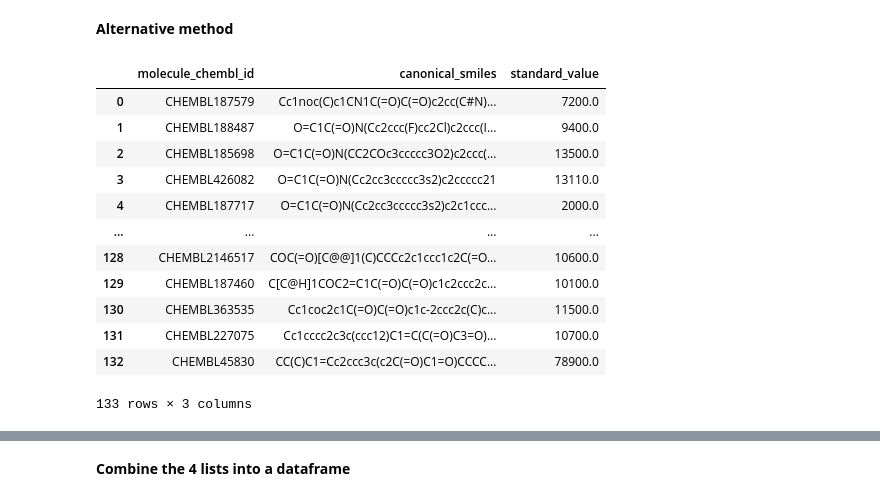
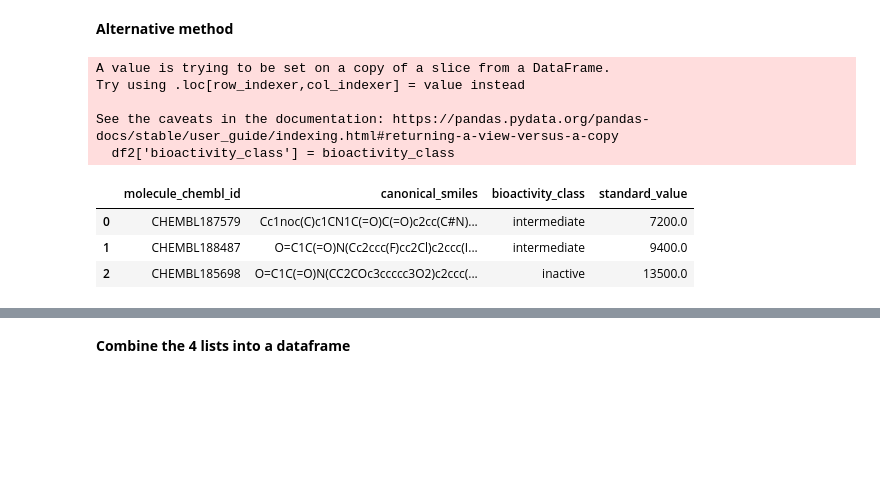
Before and after one commit to Ebratul/Bioinformatics, a Jupyter notebook: python/ML_Part_01.ipynb, the cells around one changed output, grey strips where cells are left out. Drawn from its saved outputs; the diff is of its cells as text; code cells hidden in the pictures; blank space fills up the shorter version.

```diff
--- a/python/ML_Part_01.ipynb
+++ b/python/ML_Part_01.ipynb
@@ -76,0 +71,3 @@ df.head(3)
+# %%
+pd.set_option('display.max_rows', None)
+df["molecule_chembl_id"].head(3)
@@ -134,3 +144,5 @@ action_type,activity_comment,activity_id,activity_properties,assay_chembl_id,ass
 ,,1481093,[],CHEMBL829584,In vitro inhibitory concentration against SARS coronavirus main protease (SARS CoV 3C-like protease),B,,,BAO_0000190,BAO_0000357,single protein format,O=C1C(=O)N(Cc2cc3ccccc3 ...
 # %% [markdown]
 **Handling missing data**
+# %%
+df = pd.read_csv("bioactivity_data.csv")
@@ -138,5 +186,6 @@ action_type,activity_comment,activity_id,activity_properties,assay_chembl_id,ass
 if any compounds has missing value for the standard_value column then drop it
 # %%
 df2=df[df.standard_value.notna()]
-df2
+df2.drop(columns= "action_type",inplace = True)
+df2.head(3)
 # %% [output]
@@ -248,21 +249,18 @@ standard_value
 # %% [markdown]
 **Alternative method**
 # %%
-selection=['molecule_chembl_id','canonical_smiles','standard_value']
+df2['bioactivity_class'] = bioactivity_class
+selection=['molecule_chembl_id','canonical_smiles','bioactivity_class','standard_value']
 df3=df2[selection]
-df3
+df3.head(3)
 # %% [output]
+A value is trying to be set on a copy of a slice from a DataFrame.
+Try using .loc[row_indexer,col_indexer] = value instead
+
+See the caveats in the documentation: https://pandas.pydata.org/pandas-docs/stable/user_guide/indexing.html#returning-a-view-versus-a-copy
+  df2['bioactivity_class'] = bioactivity_class
-|  | molecule_chembl_id | canonical_smiles | standard_value |
-| 0 | CHEMBL187579 | Cc1noc(C)c1CN1C(=O)C(=O)c2cc(C#N)... | 7200.0 |
-| 1 | CHEMBL188487 | O=C1C(=O)N(Cc2ccc(F)cc2Cl)c2ccc(I... | 9400.0 |
-| 2 | CHEMBL185698 | O=C1C(=O)N(CC2COc3ccccc3O2)c2ccc(... | 13500.0 |
-| 3 | CHEMBL426082 | O=C1C(=O)N(Cc2cc3ccccc3s2)c2ccccc21 | 13110.0 |
-| 4 | CHEMBL187717 | O=C1C(=O)N(Cc2cc3ccccc3s2)c2c1ccc... | 2000.0 |
-| ... | ... | ... | ... |
-| 128 | CHEMBL2146517 | COC(=O)[C@@]1(C)CCCc2c1ccc1c2C(=O... | 10600.0 |
-| 129 | CHEMBL187460 | C[C@H]1COC2=C1C(=O)C(=O)c1c2ccc2c... | 10100.0 |
-| 130 | CHEMBL363535 | Cc1coc2c1C(=O)C(=O)c1c-2ccc2c(C)c... | 11500.0 |
-| 131 | CHEMBL227075 | Cc1cccc2c3c(ccc12)C1=C(C(=O)C3=O)... | 10700.0 |
-| 132 | CHEMBL45830 | CC(C)C1=Cc2ccc3c(c2C(=O)C1=O)CCCC... | 78900.0 |
+|  | molecule_chembl_id | canonical_smiles | bioactivity_class | standard_value |
+| 0 | CHEMBL187579 | Cc1noc(C)c1CN1C(=O)C(=O)c2cc(C#N)... | intermediate | 7200.0 |
+| 1 | CHEMBL188487 | O=C1C(=O)N(Cc2ccc(F)cc2Cl)c2ccc(I... | intermediate | 9400.0 |
+| 2 | CHEMBL185698 | O=C1C(=O)N(CC2COc3ccccc3O2)c2ccc(... | inactive | 13500.0 |
-133 rows × 3 columns
 # %%
```
Also changed, not shown: parts of 35 cells of this notebook.
